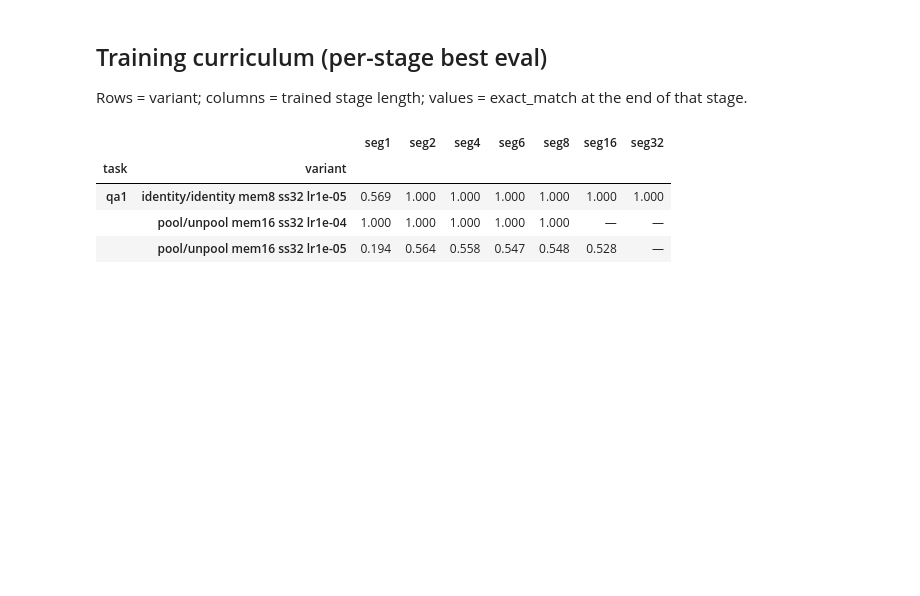
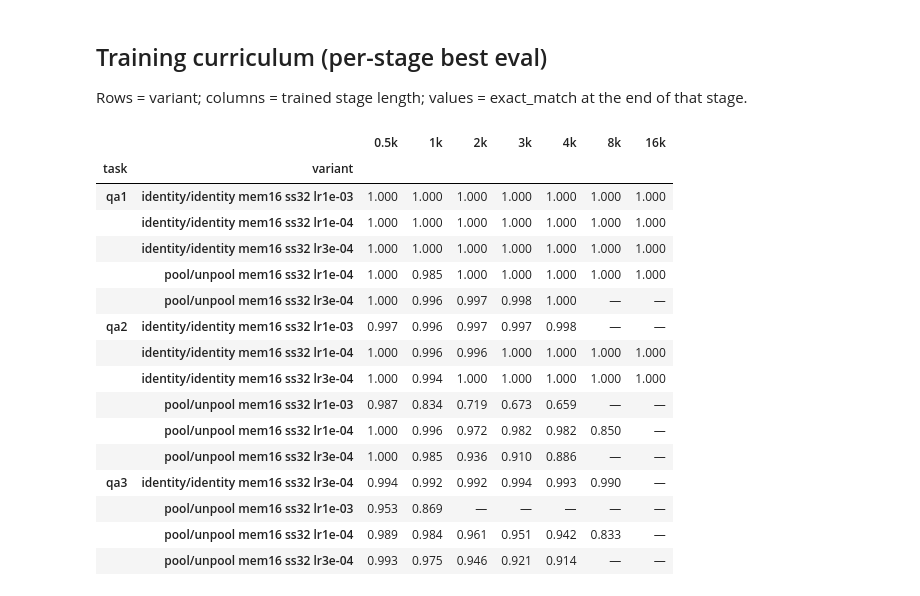
Before and after one commit to booydar/compressing-associations, a Jupyter notebook: notebooks/collect_results_babilong.ipynb, the cells around one changed output. Cells and saved outputs as stored; diff of their text form; code cells hidden in the pictures; blank space fills up the shorter version.

```diff
--- a/notebooks/collect_results_babilong.ipynb
+++ b/notebooks/collect_results_babilong.ipynb
@@ -43,6 +65,7 @@ def collect(repo):
             task=c.get('task_dataset', '?').split('_')[0],
             write=c.get('write_mode'), read=c.get('read_mode'),
             mem=c.get('num_memory_vectors'), ss=c.get('state_size'),
+            bs=c.get('per_device_batch_size'),
             lr=lr_m.group(1) if lr_m else '?',
             kind='eval' if leaf.startswith('eval_') else 'train',
             seg=int(m.group(2)) if m else np.nan,
@@ -93,6 +112,37 @@ def show(pivot):
 def seg_label(n):
     """Map segment count to context length (512 tok/seg): seg1 -> 0.5k, seg2 -> 1k, ..."""
     return f'{int(n) * 0.5:g}k'
+
+# The published BABILong grid, used as the POSITIONAL index for the
+# literature rows below -- do not reorder or insert into this one.
+LIT_CONTEXT_COLS = ['0K', '1K', '2K', '4K', '8K', '16K', '32K', '64K', '128K', '512K', '1M', '10M']
+# Our own sweep adds 256K (512 segments), which the published grid skips.
+ALL_BENCH_CONTEXT_COLS = ['0K', '1K', '2K', '4K', '8K', '16K', '32K', '64K',
+                          '128K', '256K', '512K', '1M', '10M']
+
+def _bench_col_to_k(label):
+    s = str(label).strip().upper()
+    if s.endswith('K'):
+        return float(s[:-1])
+    if s.endswith('M'):
+        return float(s[:-1]) * 1000
+    raise ValueError(f'unknown context label: {label!r}')
+
+def bench_context_cols(max_len=TABLE_MAX_LENGTH):
+    if max_len is None:
+        return list(ALL_BENCH_CONTEXT_COLS)
+    max_k = _bench_col_to_k(max_len)
+    return [c for c in ALL_BENCH_CONTEXT_COLS if _bench_col_to_k(c) <= max_k]
+
+def _seg_col_to_k(label):
+    return float(str(label).lower().rstrip('k'))
+
+def clip_pivot_to_max_length(pivot, max_len=TABLE_MAX_LENGTH):
+    if pivot is None or max_len is None:
+        return pivot
+    max_k = _bench_col_to_k(max_len)
+    keep = [c for c in pivot.columns if _seg_col_to_k(c) <= max_k]
+    return pivot.loc[:, keep]
 
 def to_md(pivot, fmt='{:.3f}'):
     """GitHub-markdown table from a pivot (dependency-free; no tabulate needed)."""
@@ -155,13 +216,26 @@ Rows = variant; columns = trained stage length; values = exact_match at the end
 # %%
 tr = df[df.kind == 'train']
 train_em = None
 if len(tr):
-    train_em = tr.pivot_table(index=['variant'], columns='seg', values='exact_match')
+    train_em = tr.pivot_table(index=['task', 'variant'], columns='seg', values='exact_match')
     train_em.columns = [seg_label(c) for c in train_em.columns]
+    train_em = clip_pivot_to_max_length(train_em)
 show(train_em) if train_em is not None else print('(no training runs yet)')
 # %% [output]
-|  |  | seg1 | seg2 | seg4 | seg6 | seg8 | seg16 | seg32 |
+|  |  | 0.5k | 1k | 2k | 3k | 4k | 8k | 16k |
 | task | variant |  |  |  |  |  |  |  |
-| qa1 | identity/identity mem8 ss32 lr1e-05 | 0.569 | 1.000 | 1.000 | 1.000 | 1.000 | 1.000 | 1.000 |
-|  | pool/unpool mem16 ss32 lr1e-04 | 1.000 | 1.000 | 1.000 | 1.000 | 1.000 | — | — |
-|  | pool/unpool mem16 ss32 lr1e-05 | 0.194 | 0.564 | 0.558 | 0.547 | 0.548 | 0.528 | — |
+| qa1 | identity/identity mem16 ss32 lr1e-03 | 1.000 | 1.000 | 1.000 | 1.000 | 1.000 | 1.000 | 1.000 |
+|  | identity/identity mem16 ss32 lr1e-04 | 1.000 | 1.000 | 1.000 | 1.000 | 1.000 | 1.000 | 1.000 |
+|  | identity/identity mem16 ss32 lr3e-04 | 1.000 | 1.000 | 1.000 | 1.000 | 1.000 | 1.000 | 1.000 |
+|  | pool/unpool mem16 ss32 lr1e-04 | 1.000 | 0.985 | 1.000 | 1.000 | 1.000 | 1.000 | 1.000 |
+|  | pool/unpool mem16 ss32 lr3e-04 | 1.000 | 0.996 | 0.997 | 0.998 | 1.000 | — | — |
+| qa2 | identity/identity mem16 ss32 lr1e-03 | 0.997 | 0.996 | 0.997 | 0.997 | 0.998 | — | — |
+|  | identity/identity mem16 ss32 lr1e-04 | 1.000 | 0.996 | 0.996 | 1.000 | 1.000 | 1.000 | 1.000 |
+|  | identity/identity mem16 ss32 lr3e-04 | 1.000 | 0.994 | 1.000 | 1.000 | 1.000 | 1.000 | 1.000 |
+|  | pool/unpool mem16 ss32 lr1e-03 | 0.987 | 0.834 | 0.719 | 0.673 | 0.659 | — | — |
+|  | pool/unpool mem16 ss32 lr1e-04 | 1.000 | 0.996 | 0.972 | 0.982 | 0.982 | 0.850 | — |
+|  | pool/unpool mem16 ss32 lr3e-04 | 1.000 | 0.985 | 0.936 | 0.910 | 0.886 | — | — |
+| qa3 | identity/identity mem16 ss32 lr3e-04 | 0.994 | 0.992 | 0.992 | 0.994 | 0.993 | 0.990 | — |
+|  | pool/unpool mem16 ss32 lr1e-03 | 0.953 | 0.869 | — | — | — | — | — |
+|  | pool/unpool mem16 ss32 lr1e-04 | 0.989 | 0.984 | 0.961 | 0.951 | 0.942 | 0.833 | — |
+|  | pool/unpool mem16 ss32 lr3e-04 | 0.993 | 0.975 | 0.946 | 0.921 | 0.914 | — | — |
```
Also changed, not shown: parts of 14 cells of this notebook, 49 other files.
